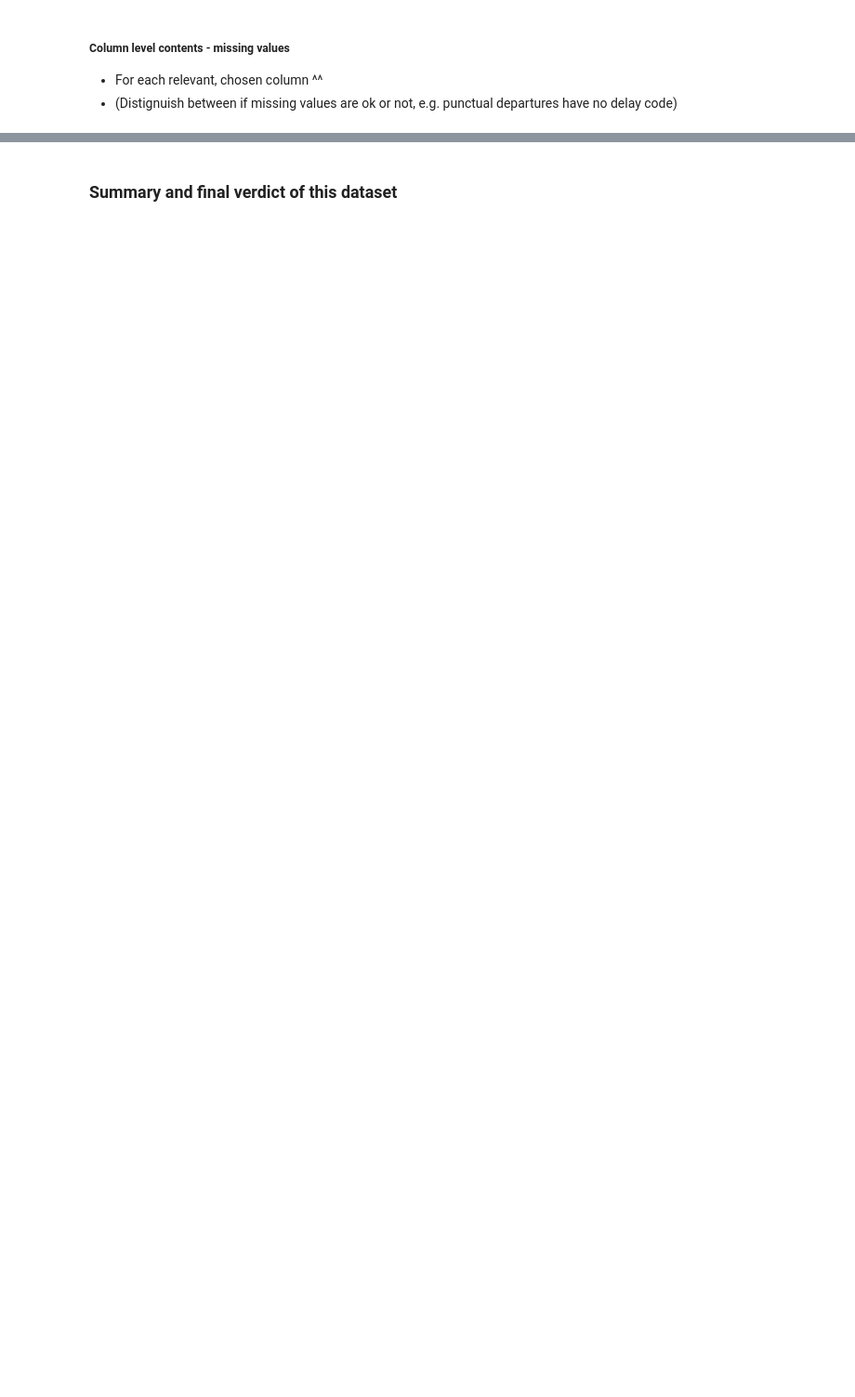
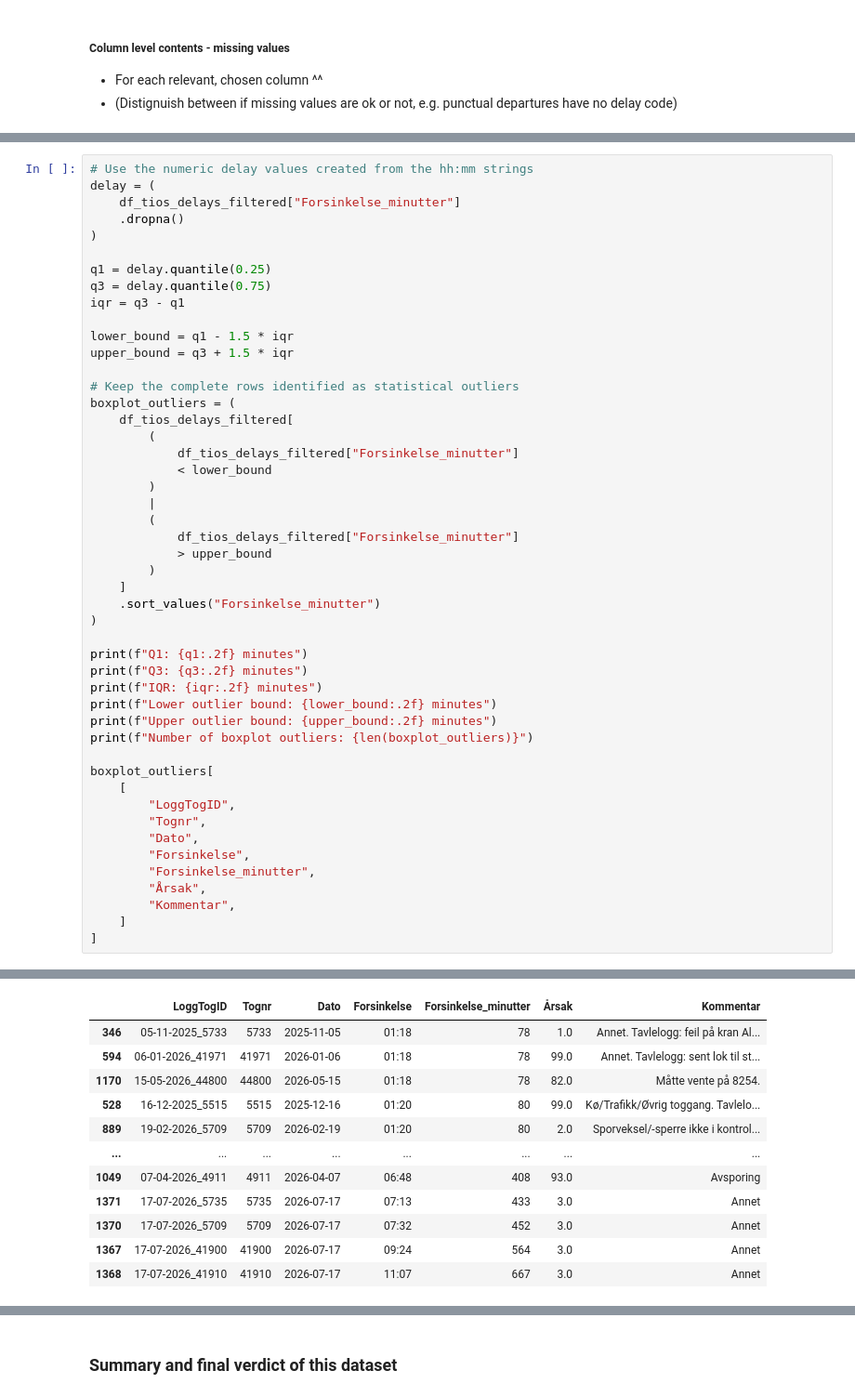
Before and after one commit to KriStrom/masteroppgave26SixSigmaDataanalyse, a Jupyter notebook: 01_measure_phase/01_01_data_quality_analysis.ipynb, the cells around one changed output, grey strips where cells are left out. Shown at 93% size. Saved outputs shown, nothing was run; the diff lists cells and outputs as text; blank space fills up the shorter version.

```diff
--- a/01_measure_phase/01_01_data_quality_analysis.ipynb
+++ b/01_measure_phase/01_01_data_quality_analysis.ipynb
@@ -904,0 +1219,49 @@ Dimensions of filtered table: (1816, 6)
+# %%
+# Use the numeric delay values created from the hh:mm strings
+delay = (
+    df_tios_delays_filtered["Forsinkelse_minutter"]
+    .dropna()
+)
+
+q1 = delay.quantile(0.25)
+q3 = delay.quantile(0.75)
+iqr = q3 - q1
+
+lower_bound = q1 - 1.5 * iqr
+upper_bound = q3 + 1.5 * iqr
+
+# Keep the complete rows identified as statistical outliers
+boxplot_outliers = (
+    df_tios_delays_filtered[
+        (
+            df_tios_delays_filtered["Forsinkelse_minutter"]
+            < lower_bound
+        )
+        |
+        (
+            df_tios_delays_filtered["Forsinkelse_minutter"]
+            > upper_bound
+        )
+    ]
+    .sort_values("Forsinkelse_minutter")
+)
+
+print(f"Q1: {q1:.2f} minutes")
+print(f"Q3: {q3:.2f} minutes")
+print(f"IQR: {iqr:.2f} minutes")
+print(f"Lower outlier bound: {lower_bound:.2f} minutes")
+print(f"Upper outlier bound: {upper_bound:.2f} minutes")
+print(f"Number of boxplot outliers: {len(boxplot_outliers)}")
+
+boxplot_outliers[
+    [
+        "LoggTogID",
+        "Tognr",
+        "Dato",
+        "Forsinkelse",
+        "Forsinkelse_minutter",
+        "Årsak",
+        "Kommentar",
+    ]
+]
+# %% [output]
@@ -904,0 +1274,12 @@ Dimensions of filtered table: (1816, 6)
+|  | LoggTogID | Tognr | Dato | Forsinkelse | Forsinkelse_minutter | Årsak | Kommentar |
+| 346 | 05-11-2025_5733 | 5733 | 2025-11-05 | 01:18 | 78 | 1.0 | Annet. Tavlelogg: feil på kran Al... |
+| 594 | 06-01-2026_41971 | 41971 | 2026-01-06 | 01:18 | 78 | 99.0 | Annet. Tavlelogg: sent lok til st... |
+| 1170 | 15-05-2026_44800 | 44800 | 2026-05-15 | 01:18 | 78 | 82.0 | Måtte vente på 8254. |
+| 528 | 16-12-2025_5515 | 5515 | 2025-12-16 | 01:20 | 80 | 99.0 | Kø/Trafikk/Øvrig toggang. Tavlelo... |
+| 889 | 19-02-2026_5709 | 5709 | 2026-02-19 | 01:20 | 80 | 2.0 | Sporveksel/-sperre ikke i kontrol... |
+| ... | ... | ... | ... | ... | ... | ... | ... |
+| 1049 | 07-04-2026_4911 | 4911 | 2026-04-07 | 06:48 | 408 | 93.0 | Avsporing |
+| 1371 | 17-07-2026_5735 | 5735 | 2026-07-17 | 07:13 | 433 | 3.0 | Annet |
+| 1370 | 17-07-2026_5709 | 5709 | 2026-07-17 | 07:32 | 452 | 3.0 | Annet |
+| 1367 | 17-07-2026_41900 | 41900 | 2026-07-17 | 09:24 | 564 | 3.0 | Annet |
+| 1368 | 17-07-2026_41910 | 41910 | 2026-07-17 | 11:07 | 667 | 3.0 | Annet |
```
Also changed, not shown: parts of 42 cells of this notebook.
